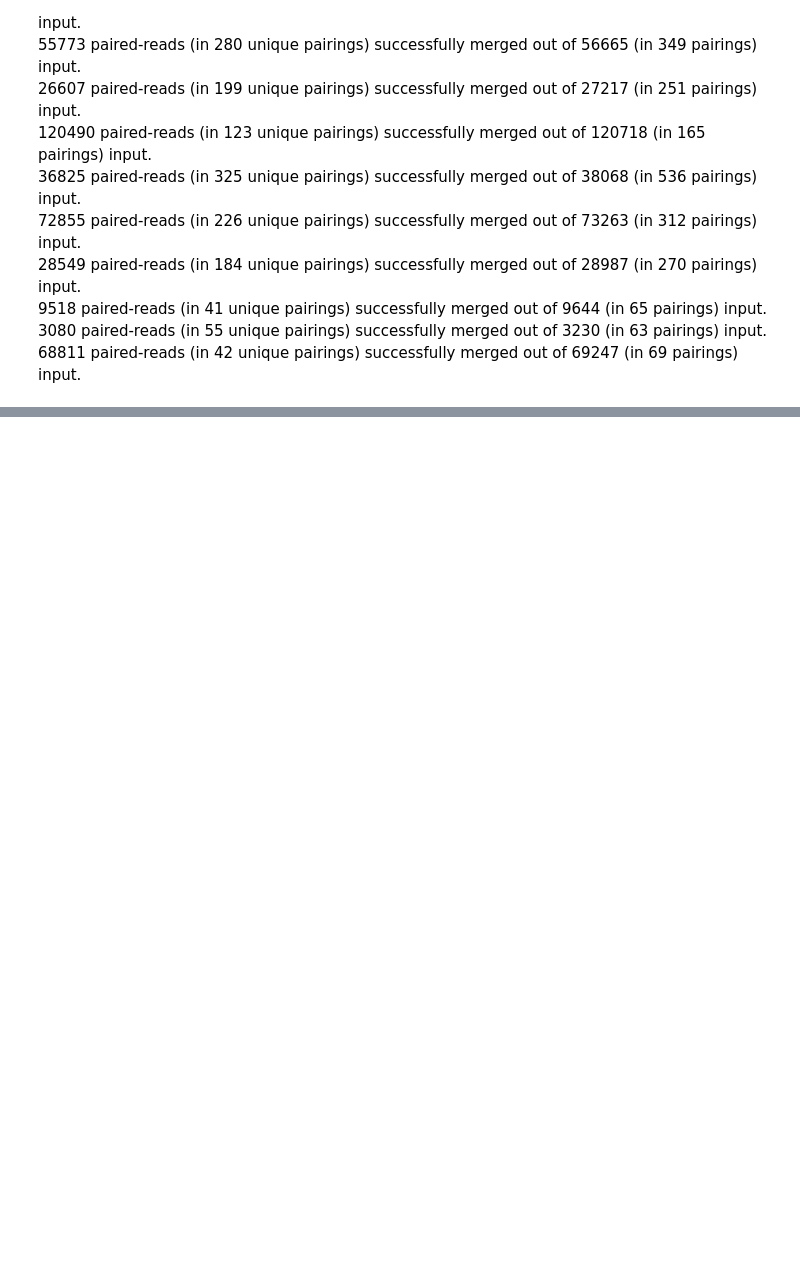
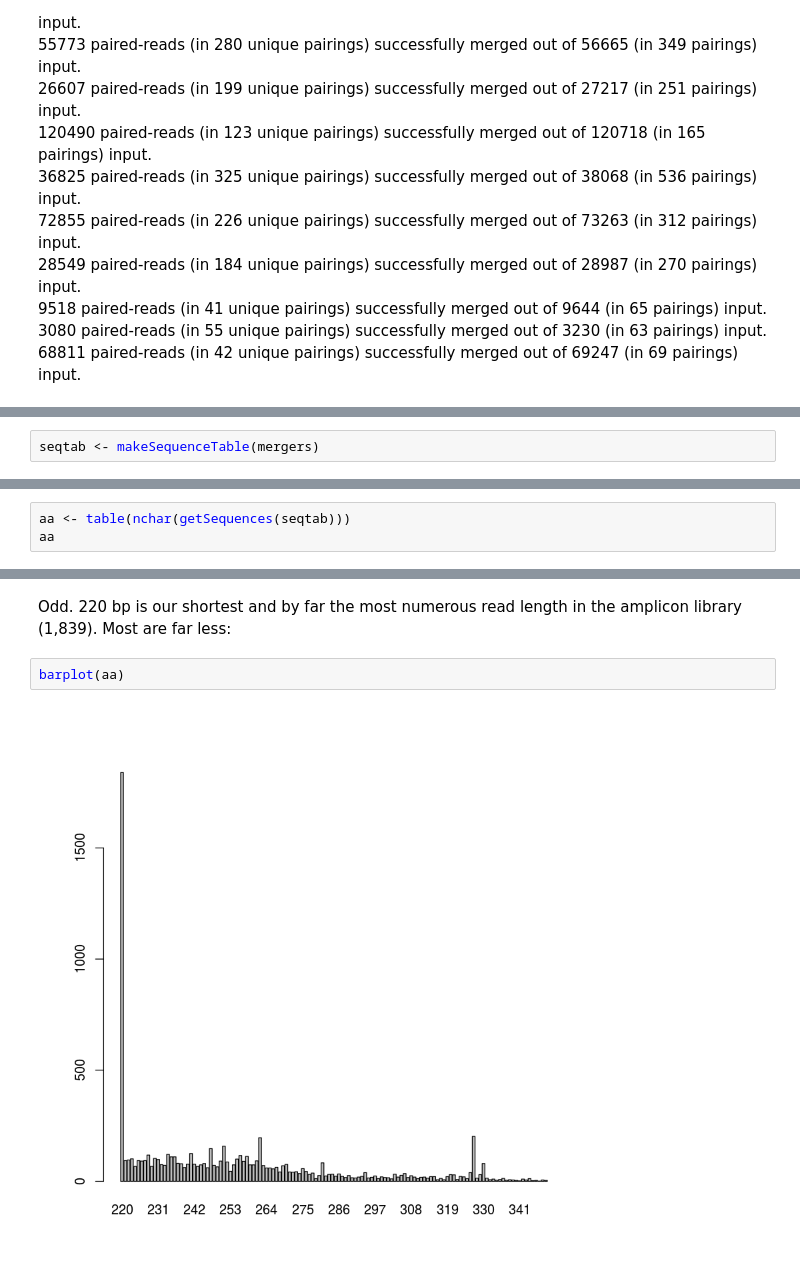
Before and after one commit to danchurch/taiwan_dada2, a Jupyter notebook: dada2pipeline.ipynb, the cells around one changed output, grey strips where cells are left out. Cells and saved outputs as stored; diff of their text form; blank space fills up the shorter version.

```diff
--- a/dada2pipeline.ipynb
+++ b/dada2pipeline.ipynb
@@ -1167,0 +1189,2 @@ Put 'em together. Did this remotely, looked like this:
+# %%
+seqtab <- makeSequenceTable(mergers)
@@ -1167,0 +1199,3 @@ Put 'em together. Did this remotely, looked like this:
+# %%
+aa <- table(nchar(getSequences(seqtab)))
+aa
@@ -1167,0 +1221,6 @@ Put 'em together. Did this remotely, looked like this:
+# %% [markdown]
+Odd. 220 bp is our shortest and by far the most numerous read length in the amplicon library (1,839). Most are far less:
+# %%
+barplot(aa)
+# %% [output]
+[figure, added]
```
Also changed, not shown: parts of 16 cells of this notebook, 1 other file.
